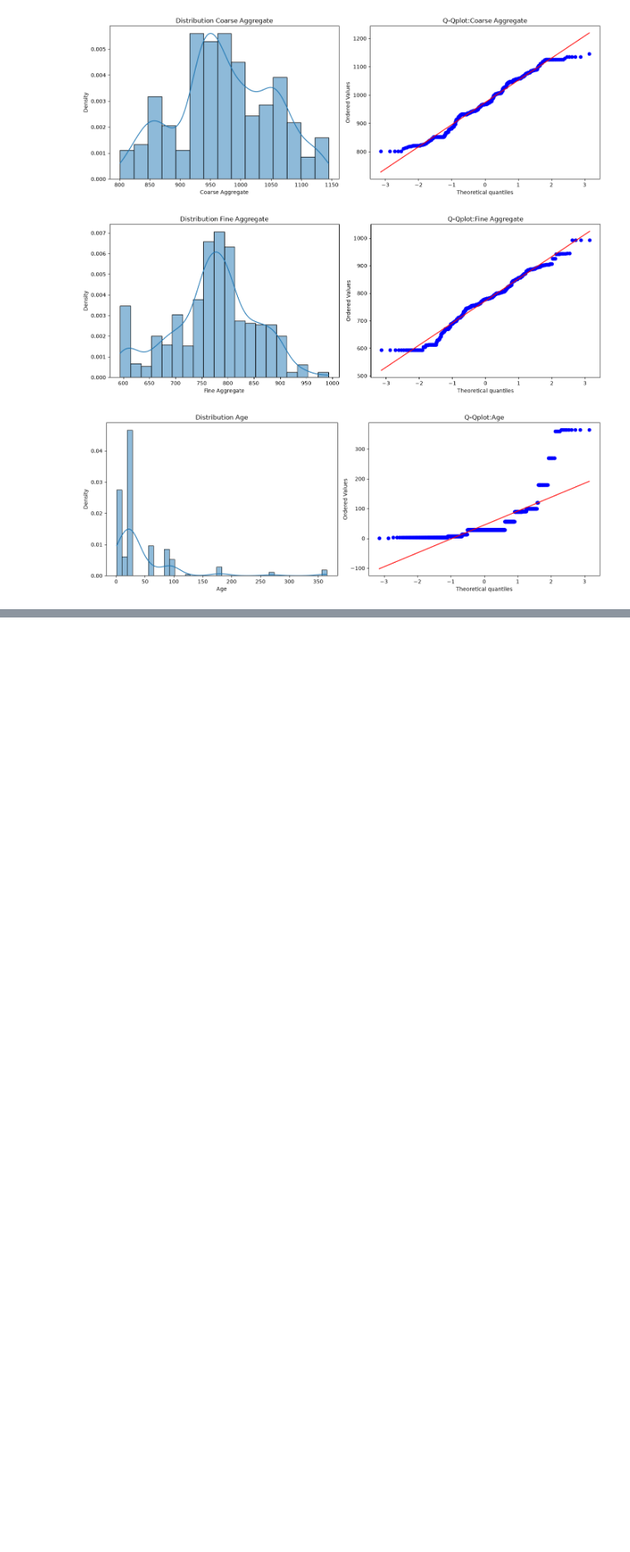
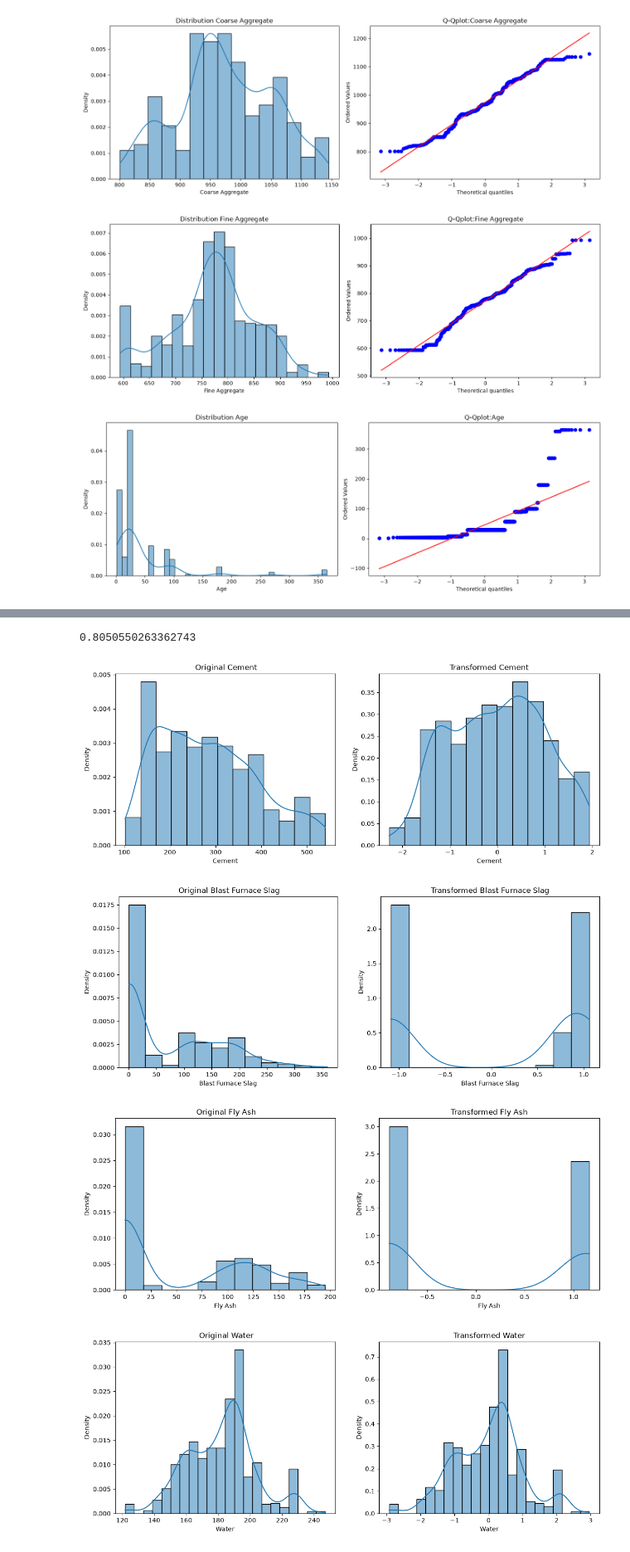
Before and after one commit to nandankaryash0-star/ML-course, a Jupyter notebook: Titinic/main_powtrf.ipynb, the cells around one changed output, grey strips where cells are left out. Shown at 83% size. Cells and saved outputs as stored; diff of their text form; code cells hidden in the pictures; blank space fills up the shorter version.

```diff
--- a/Titinic/main_powtrf.ipynb
+++ b/Titinic/main_powtrf.ipynb
@@ -90,3 +90,12 @@ for col in numeric_cols:
 [figure]
 [figure]
 [figure]
+# %%
+#Applying box cox
+
+pt = PowerTransformer(method='box-cox')
+
+X_train_transform = pt.fit_transform(X_train+0.0000001)
+X_test_transform = pt.fit_transform(X_test+0.0000001)
+
+pd.DataFrame({'cols':X_train.columns,'box_cox_lambdas':pt.lambdas_})
@@ -92,0 +112,29 @@ for col in numeric_cols:
+# %%
+lr = LinearRegression()
+lr.fit(X_train_transform,y_train)
+
+y_pred2 = lr.predict(X_test_transform)
+
+r2_score(y_test,y_pred2)
+# %% [output]
+0.8050550263362743
+# %%
+X_train_transform = pd.DataFrame(X_train_transform,columns=X_train.columns)
+
+for col in X_train_transform.columns:
+    plt.figure(figsize=(14,5))
+
+    plt.subplot(121)
+    sns.histplot(X_train[col],stat='density',kde=True)
+    plt.title(f" Original {col}")
+
+    plt.subplot(122)
+    sns.histplot(X_train_transform[col],stat="density",kde=True)
+    plt.title(f"Transformed {col}")
+
+    plt.show()
+# %% [output]
+[figure, added]
+[figure, added]
+[figure, added]
+[figure, added]
```
Also changed, not shown: parts of 3 cells of this notebook, 2 other files.
